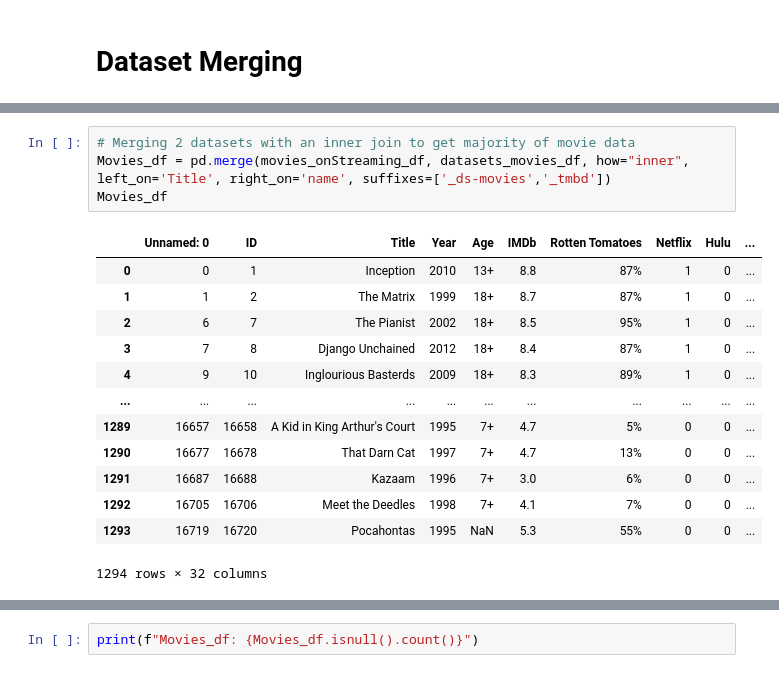
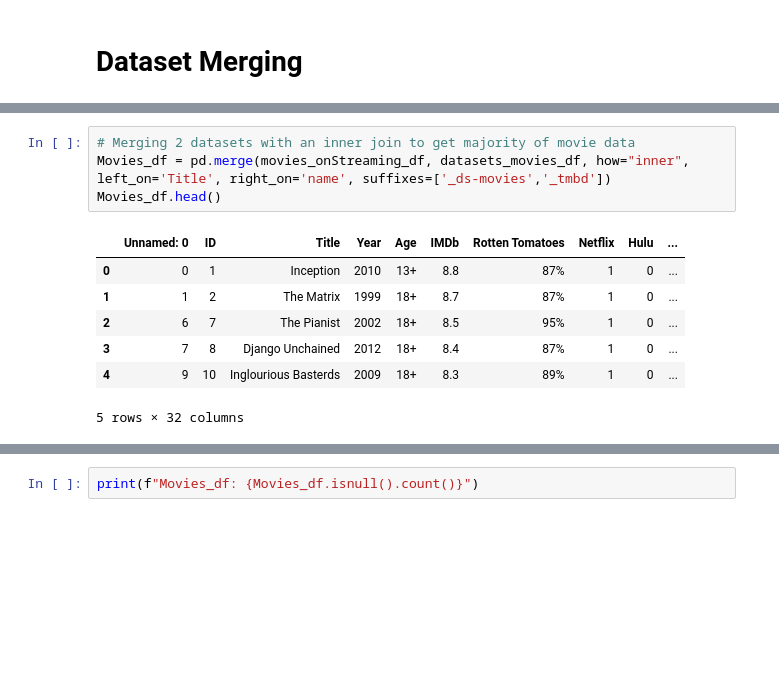
Before and after one commit to Daniel-Schroeder15/Movies_project, a Jupyter notebook: Final_Project_GroupC_DataClean.ipynb, the cells around one changed output, grey strips where cells are left out. Cells and saved outputs as stored; diff of their text form; blank space fills up the shorter version.

```diff
--- a/Final_Project_GroupC_DataClean.ipynb
+++ b/Final_Project_GroupC_DataClean.ipynb
@@ -83,21 +83,15 @@ dtype: int64
 # %%
 # Merging 2 datasets with an inner join to get majority of movie data
 Movies_df = pd.merge(movies_onStreaming_df, datasets_movies_df, how="inner", left_on='Title', right_on='name', suffixes=['_ds-movies','_tmbd'])
-Movies_df
+Movies_df.head()
 # %% [output]
 |  | Unnamed: 0 | ID | Title | Year | Age | IMDb | Rotten Tomatoes | Netflix | Hulu | ... |
 | 0 | 0 | 1 | Inception | 2010 | 13+ | 8.8 | 87% | 1 | 0 | ... |
 | 1 | 1 | 2 | The Matrix | 1999 | 18+ | 8.7 | 87% | 1 | 0 | ... |
 | 2 | 6 | 7 | The Pianist | 2002 | 18+ | 8.5 | 95% | 1 | 0 | ... |
 | 3 | 7 | 8 | Django Unchained | 2012 | 18+ | 8.4 | 87% | 1 | 0 | ... |
 | 4 | 9 | 10 | Inglourious Basterds | 2009 | 18+ | 8.3 | 89% | 1 | 0 | ... |
-| ... | ... | ... | ... | ... | ... | ... | ... | ... | ... | ... |
-| 1289 | 16657 | 16658 | A Kid in King Arthur's Court | 1995 | 7+ | 4.7 | 5% | 0 | 0 | ... |
-| 1290 | 16677 | 16678 | That Darn Cat | 1997 | 7+ | 4.7 | 13% | 0 | 0 | ... |
-| 1291 | 16687 | 16688 | Kazaam | 1996 | 7+ | 3.0 | 6% | 0 | 0 | ... |
-| 1292 | 16705 | 16706 | Meet the Deedles | 1998 | 7+ | 4.1 | 7% | 0 | 0 | ... |
-| 1293 | 16719 | 16720 | Pocahontas | 1995 | NaN | 5.3 | 55% | 0 | 0 | ... |
-1294 rows × 32 columns
+5 rows × 32 columns
 # %%
 # Merging 2 datasets with an inner join to get majority of movie data
 Movies_df = pd.merge(movies_onStreaming_df, tmbd_movies_df, how="inner", left_on='Title', right_on='title', suffixes=['_ds-movies','_tmbd'])
```
Also changed, not shown: parts of 25 cells of this notebook.
